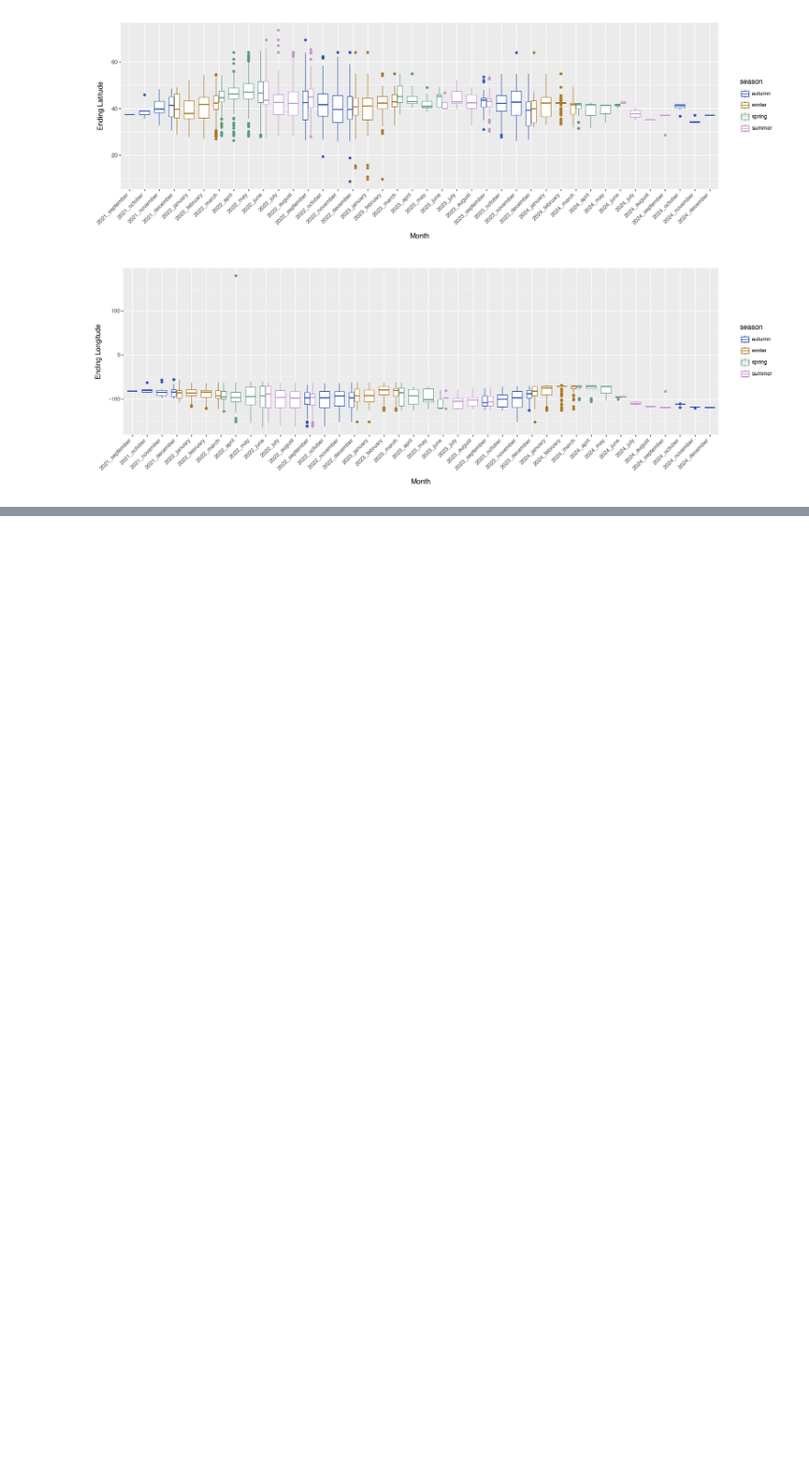
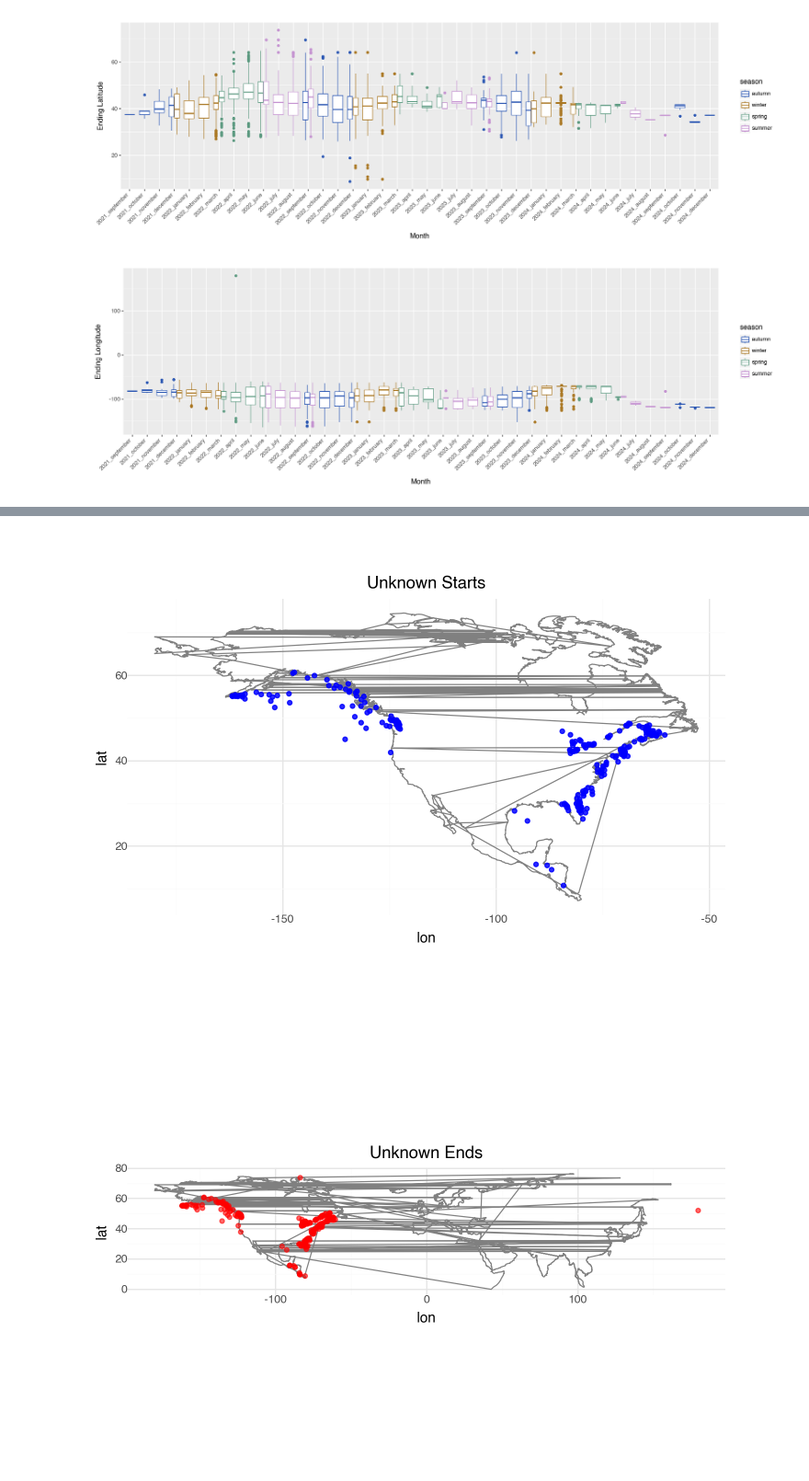
Before and after one commit to moncla-lab/H5-avian-ecology, a Jupyter notebook: cont_phyl_mcc_plotting.ipynb, the cells around one changed output, grey strips where cells are left out. Shown at 92% size. Drawn from its saved outputs; the diff is of its cells as text; code cells hidden in the pictures; blank space fills up the shorter version.

Commit message:
updates two scripts, updates flyways csv

```diff
--- a/cont_phyl_mcc_plotting.ipynb
+++ b/cont_phyl_mcc_plotting.ipynb
@@ -640,0 +779,17 @@ geop_mcc_seas_mon.head(8)
+# %%
+# Upload the state and flyway and turn it into a dictionary
+
+# Upload the CSV of the state and flyway
+state_flyway_csv = "./metadata/helpful_lists/flywayregions_biggerlist.csv"
+
+state_flyway_df = pd.read_csv(state_flyway_csv, sep = ',')
+
+# Turn this CSV into a dictionary
+state_flyway_dict = state_flyway_df.set_index("location").to_dict(orient="index")
+# %%
+# Add flyway
+
+mcc_seas_mon_flyways = mcc_seas_mon_v2.copy()
+
+mcc_seas_mon_flyways["startFlyway"] = mcc_seas_mon_flyways["startState"].map(lambda state: state_flyway_dict.get(state, {}).get("flyway"))
+mcc_seas_mon_flyways["endFlyway"] = mcc_seas_mon_flyways["endState"].map(lambda state: state_flyway_dict.get(state, {}).get("flyway"))
@@ -640,0 +875,49 @@ geop_mcc_seas_mon.head(8)
+# %%
+# I suspect all the unknowns are either in the Atlantic or Pacific Ocean, but I will need to be sure
+
+# subset dataframe to just those with unknown start flyway
+unknown_starts = mcc_seas_mon_flyways[mcc_seas_mon_flyways["startFlyway"] == "unknown"]
+unknown_ends = mcc_seas_mon_flyways[mcc_seas_mon_flyways["endFlyway"] == "unknown"]
+
+# Maybe plot these? Or set a boundary and see if they're beyond it
+COASTLINES = "./metadata/shapefiles/ne_10m_coastline/ne_10m_coastline.shp"
+coastlines_gdf = gpd.read_file(COASTLINES)
+coastlines_gdf = coastlines_gdf.to_crs("EPSG:4326")
+
+# Optional cleaning
+coastlines_gdf = coastlines_gdf[coastlines_gdf.is_valid]
+coastlines_gdf = coastlines_gdf[~coastlines_gdf.geometry.is_empty]
+
+map_df = pd.concat([geom_to_df(row.geometry, row['featurecla']) for idx, row in coastlines_gdf_filtered.iterrows()], ignore_index=True)
+filtered_map_df = map_df[
+    (map_df['lat'] >= 0) & (map_df['lat'] <= 80) &
+    (map_df['lon'] >= -180) & (map_df['lon'] <= -30)
+]
+
+starts = (
+    ggplot(filtered_map_df) +
+    geom_path(aes(x='lon', y='lat', group='group'), color='gray') +
+    geom_point(data=unknown_starts, mapping=aes(x='startLon', y='startLat'), color='blue', alpha=0.6) +
+    coord_fixed() +
+    theme_minimal() +
+    theme(figure_size=(7, 5)) +
+    labs(title='Unknown Starts')
+)
+starts.show()
+
+ends = (
+    ggplot(map_df) +
+    geom_path(aes(x='lon', y='lat', group='group'), color='gray') +
+    geom_point(data=unknown_ends, mapping=aes(x='endLon', y='endLat'), color='red', alpha=0.6) +
+    coord_fixed() +
+    theme_minimal() +
+    theme(figure_size=(7, 5)) +
+    labs(title='Unknown Ends')
+)
+ends.show()
+
+
+# # Repeat with the end flyway
+# %% [output]
+[figure, added]
+[figure, added]
```
Also changed, not shown: parts of 22 cells of this notebook, 2 other files.
